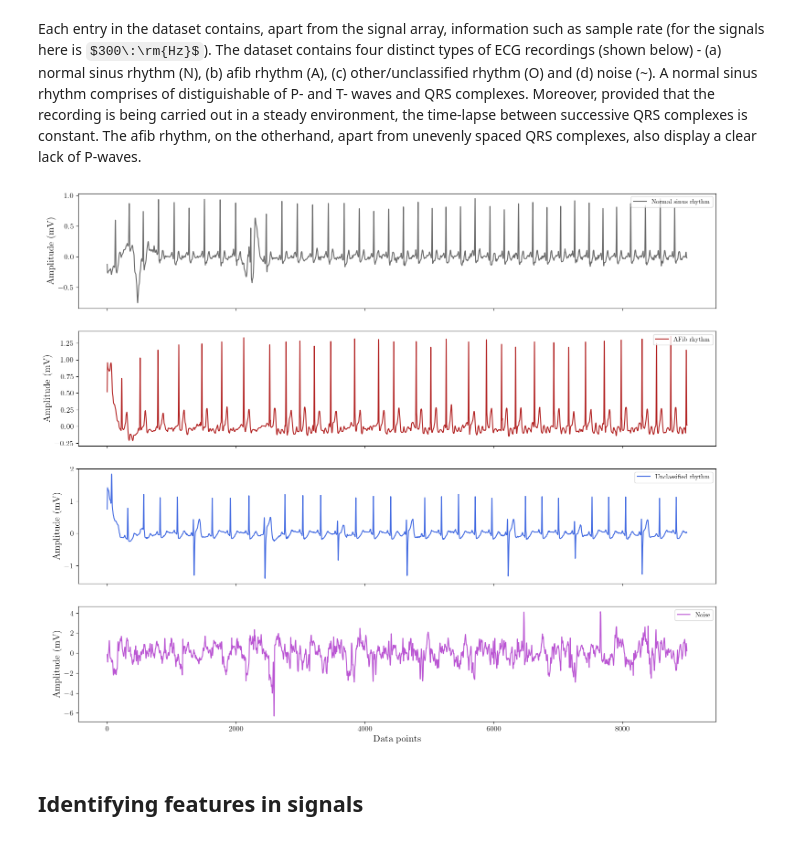
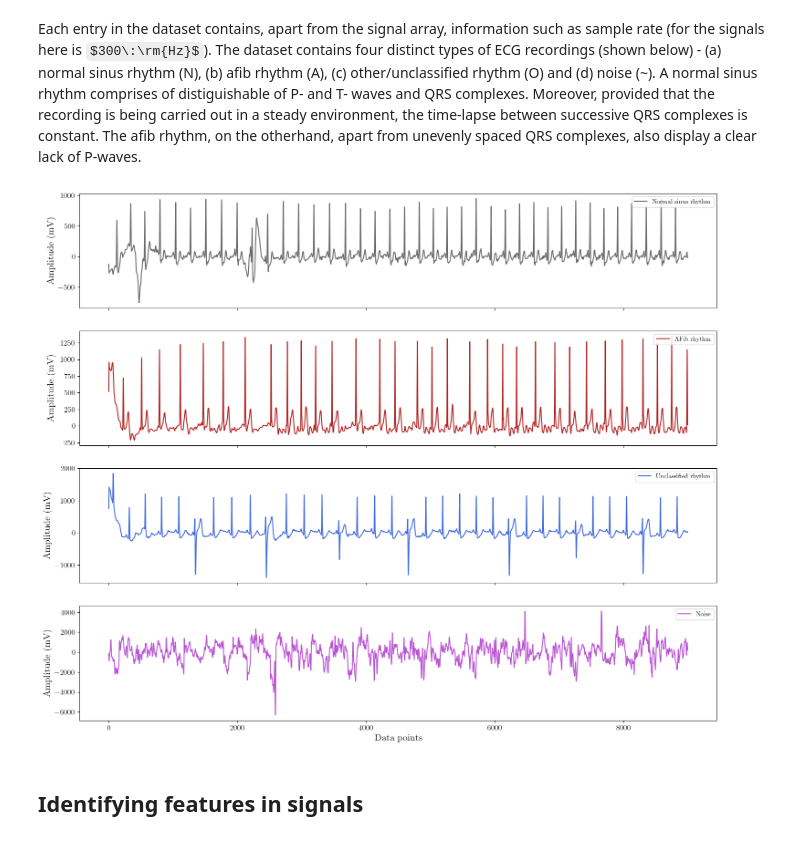
Before and after one commit to RM503/AFibClassifier-PyTorch, a Jupyter notebook: notebooks/notebook.ipynb, the cells around one changed output. Cells and saved outputs as stored; diff of their text form; code cells hidden in the pictures; some formulas as TeX source.

```diff
--- a/notebooks/notebook.ipynb
+++ b/notebooks/notebook.ipynb
@@ -130,26 +122,26 @@ Each entry in the dataset contains, apart from the signal array, information suc
 # %%
 fig, ax = plt.subplots(4, 1, figsize=(18, 15), sharex=True)
 
 color=['dimgray', 'firebrick', 'royalblue', 'mediumorchid']
 
-ax[0].plot(sample_record(data_list, 0), label='Normal sinus rhythm', color=color[0])
+ax[0].plot(sample_record(data_list, 0)*1000, label='Normal sinus rhythm', color=color[0])
 ax[0].set_ylabel(r'Amplitude (mV)', fontsize=15)
 ax[0].legend(loc='upper right')
-ax[1].plot(sample_record(data_list, 3), label='AFib rhythm', color=color[1])
+ax[1].plot(sample_record(data_list, 3)*1000, label='AFib rhythm', color=color[1])
 ax[1].set_ylabel(r'Amplitude (mV)', fontsize=15)
 ax[1].legend(loc='upper right')
-ax[2].plot(sample_record(data_list, 76), label='Unclassified rhythm', color=color[2])
+ax[2].plot(sample_record(data_list, 76)*1000, label='Unclassified rhythm', color=color[2])
 ax[2].set_ylabel(r'Amplitude (mV)', fontsize=15)
 ax[2].legend(loc='upper right')
-ax[3].plot(sample_record(data_list, 1245), label='Noise', color=color[3])
+ax[3].plot(sample_record(data_list, 1245)*1000, label='Noise', color=color[3])
 ax[3].set_ylabel(r'Amplitude (mV)', fontsize=15)
 ax[3].set_xlabel(r'Data points', fontsize=15)
 ax[3].legend(loc='upper right')
 
 #plt.savefig('./images/ecg_examples.png', dpi=300, bbox_inches='tight')
 plt.show()
 # %% [output]
-[figure, old version]
+[figure, new version]
 # %% [markdown]
 ## Identifying features in signals
 # %% [markdown]
```
Also changed, not shown: parts of 12 cells of this notebook, 2 other files.
